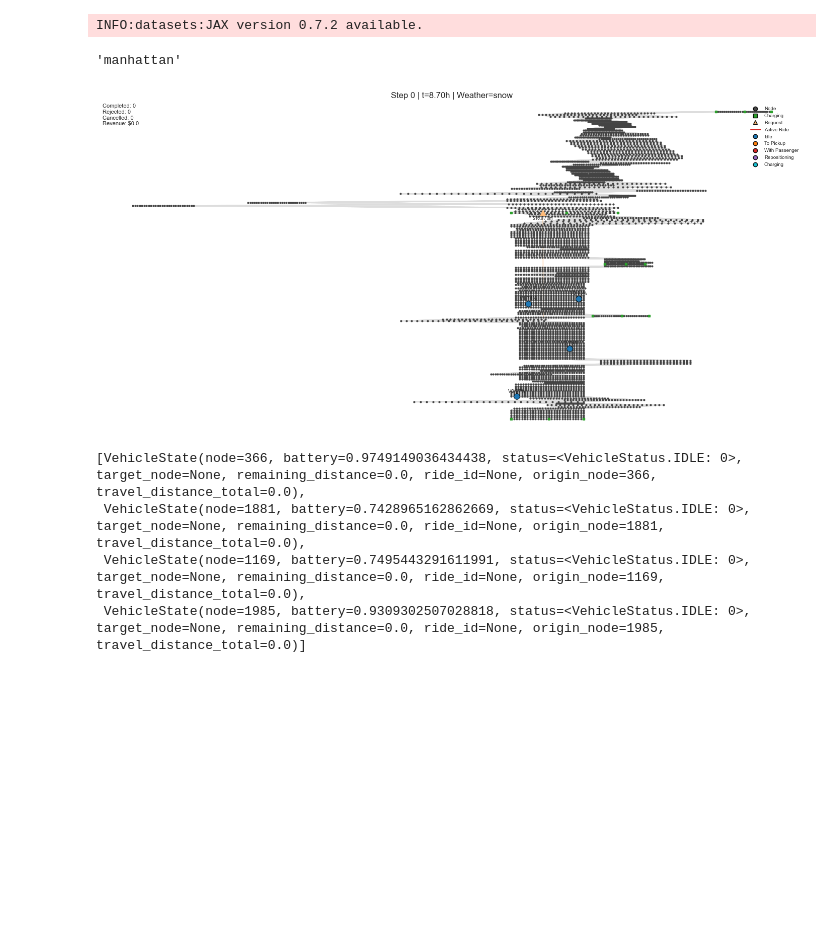
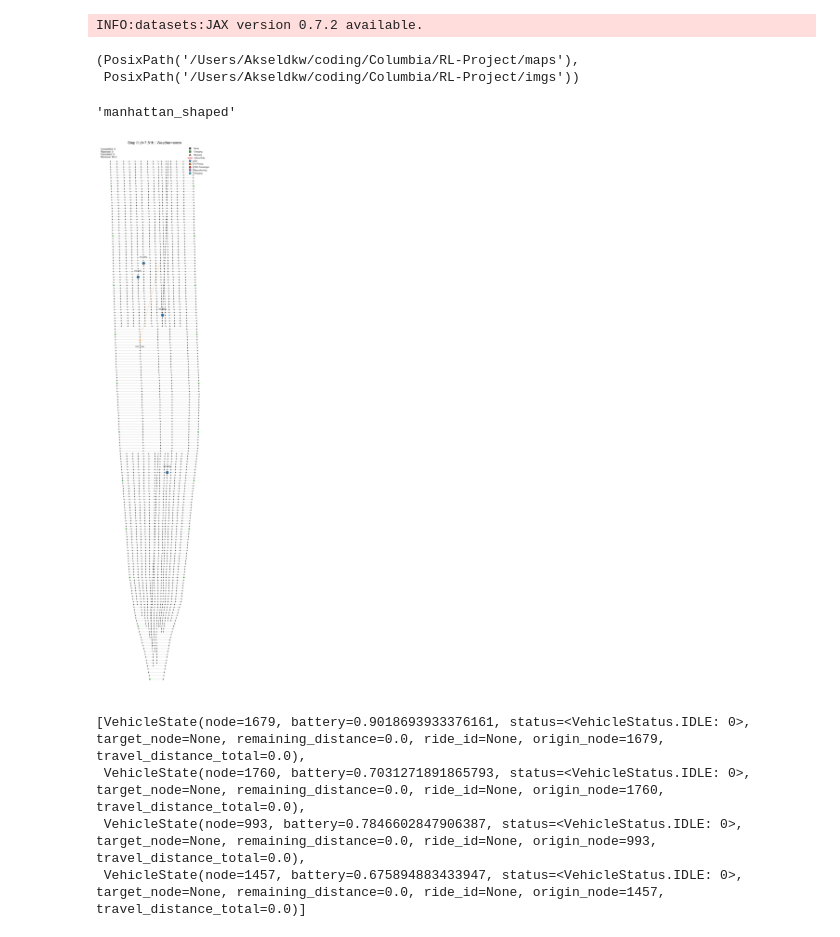
Before and after one commit to akseldkw07/Waymo-Agent, a Jupyter notebook: notebooks/TEMPLATE.ipynb, the cells around one changed output. Saved outputs shown, nothing was run; the diff lists cells and outputs as text; code cells hidden in the pictures; blank space fills up the shorter version.

```diff
--- a/notebooks/TEMPLATE.ipynb
+++ b/notebooks/TEMPLATE.ipynb
@@ -14,9 +14,15 @@ INFO:datasets:JAX version 0.7.2 available.
 from waymo_agent import *
 # %%
 MAP_DIR = Path(os.environ.get("MAPS_DIR"))
+IMG_DIR = Path(os.environ.get("IMG_DIR"))
+MAP_DIR, IMG_DIR
+# %% [output]
+(PosixPath('/Users/Akseldkw/coding/Columbia/RL-Project/maps'),
+ PosixPath('/Users/Akseldkw/coding/Columbia/RL-Project/imgs'))
 # %%
 envconfig = EnvConfig()
 envconfig.map_dir = MAP_DIR
+envconfig.map_name = "manhattan_shaped"
 # %%
 env = RideShareEnv(config=envconfig)
 # %%
@@ -24,15 +30,15 @@ s, info = env.reset()
 # %%
 env.map_name
 # %% [output]
-'manhattan'
+'manhattan_shaped'
-# %%
-env.render()
-# %% [output]
-[figure, removed]
+# %%
+env.save_render(IMG_DIR / "manhattan-debug.png")
+# %% [output]
+[figure, added]
 # %%
 env.vehicles
 # %% [output]
-[VehicleState(node=366, battery=0.9749149036434438, status=<VehicleStatus.IDLE: 0>, target_node=None, remaining_distance=0.0, ride_id=None, origin_node=366, travel_distance_total=0.0),
- VehicleState(node=1881, battery=0.7428965162862669, status=<VehicleStatus.IDLE: 0>, target_node=None, remaining_distance=0.0, ride_id=None, origin_node=1881, travel_distance_total=0.0),
- VehicleState(node=1169, battery=0.7495443291611991, status=<VehicleStatus.IDLE: 0>, target_node=None, remaining_distance=0.0, ride_id=None, origin_node=1169, travel_distance_total=0.0),
- VehicleState(node=1985, battery=0.9309302507028818, status=<VehicleStatus.IDLE: 0>, target_node=None, remaining_distance=0.0, ride_id=None, origin_node=1985, travel_distance_total=0.0)]
+[VehicleState(node=1679, battery=0.9018693933376161, status=<VehicleStatus.IDLE: 0>, target_node=None, remaining_distance=0.0, ride_id=None, origin_node=1679, travel_distance_total=0.0),
+ VehicleState(node=1760, battery=0.7031271891865793, status=<VehicleStatus.IDLE: 0>, target_node=None, remaining_distance=0.0, ride_id=None, origin_node=1760, travel_distance_total=0.0),
+ VehicleState(node=993, battery=0.7846602847906387, status=<VehicleStatus.IDLE: 0>, target_node=None, remaining_distance=0.0, ride_id=None, origin_node=993, travel_distance_total=0.0),
+ VehicleState(node=1457, battery=0.675894883433947, status=<VehicleStatus.IDLE: 0>, target_node=None, remaining_distance=0.0, ride_id=None, origin_node=1457, travel_distance_total=0.0)]
```
Also changed, not shown: 12 other files.
